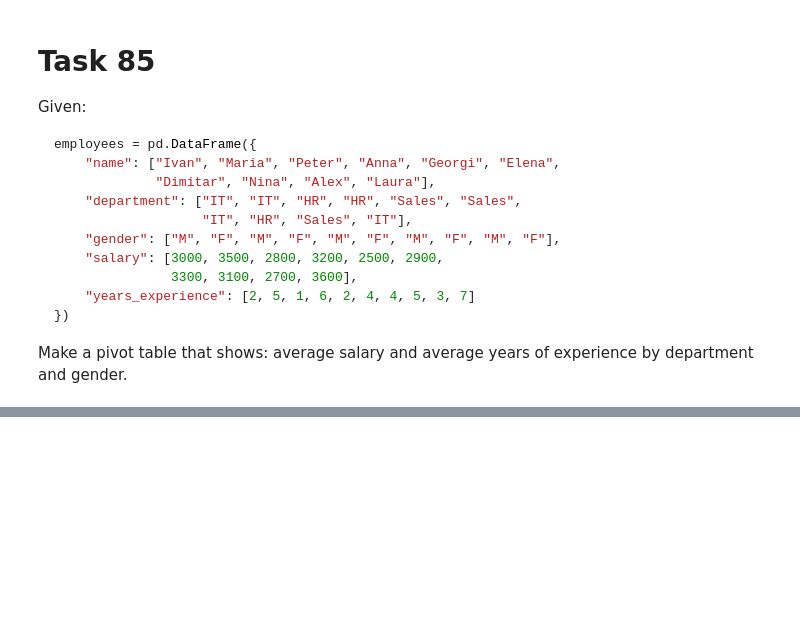
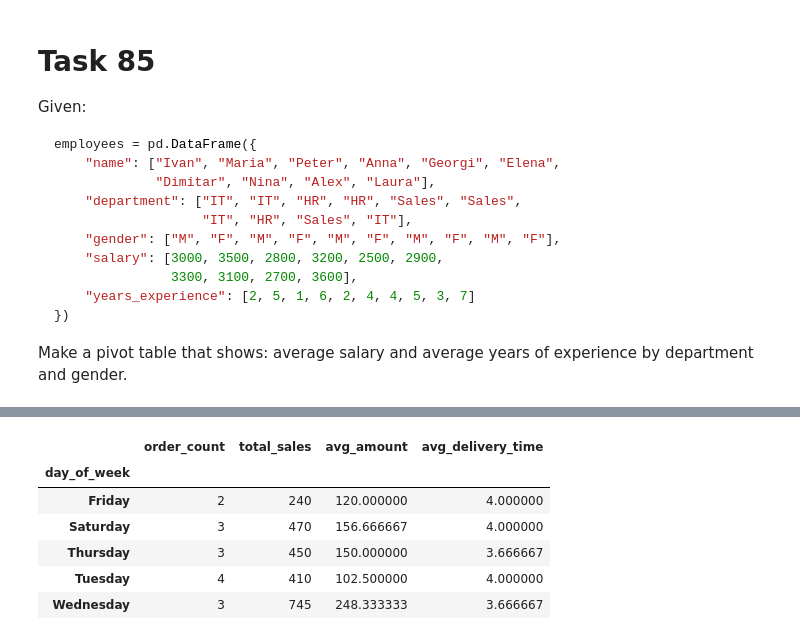
Before and after one commit to manoldzhermanski/Python_Practice, a Jupyter notebook: 03_pandas/pandas_fundamentals.ipynb, the cells around one changed output, grey strips where cells are left out. Drawn from its saved outputs; the diff is of its cells as text; code cells hidden in the pictures; blank space fills up the shorter version.

```diff
--- a/03_pandas/pandas_fundamentals.ipynb
+++ b/03_pandas/pandas_fundamentals.ipynb
@@ -3989,0 +5340,78 @@ pd.pivot_table(
+# %%
+orders = pd.DataFrame({
+    "order_id": [1001, 1002, 1003, 1004, 1005, 1006, 1007, 1008,
+                 1009, 1010, 1011, 1012, 1013, 1014, 1015],
+
+    "customer": [
+        "Ivan", "Maria", "Peter", "Anna", "Georgi",
+        "Elena", "Ivan", "Maria", "Peter", "Anna",
+        "Georgi", "Elena", "Ivan", "Peter", "Maria"
+    ],
+
+    "order_date": [
+        "2026-01-15",
+        "2026-01-22",
+        "2026-02-05",
+        "2026-02-18",
+        "2026-03-03",
+        "2026-03-21",
+        "2026-04-10",
+        "2026-04-25",
+        "2026-05-08",
+        "2026-05-19",
+        "2026-06-02",
+        "2026-06-17",
+        "2026-07-04",
+        "2026-08-12",
+        "2026-09-01"
+    ],
+
+    "delivery_date": [
+        "2026-01-18",
+        "2026-01-27",
+        "2026-02-08",
+        "2026-02-22",
+        "2026-03-07",
+        "2026-03-25",
+        "2026-04-14",
+        "2026-04-29",
+        "2026-05-12",
+        "2026-05-23",
+        "2026-06-06",
+        "2026-06-20",
+        "2026-07-08",
+        "2026-08-16",
+        "2026-09-05"
+    ],
+
+    "category": [
+        "Electronics", "Clothing", "Electronics", "Books", "Clothing",
+        "Electronics", "Books", "Clothing", "Electronics", "Books",
+        "Clothing", "Electronics", "Books", "Electronics", "Clothing"
+    ],
+
+    "amount": [
+        120, 80, 250, 45, 110,
+        320, 60, 95, 180, 70,
+        130, 290, 55, 410, 100
+    ]
+})
+
+orders["order_date"] = pd.to_datetime(orders["order_date"])
+orders["delivery_date"] = pd.to_datetime(orders["delivery_date"])
+orders["delivery_time"] = (orders["delivery_date"] - orders["order_date"]).dt.days
+orders["day_of_week"] = orders["order_date"].dt.day_name()
+orders.groupby("day_of_week").agg(
+    order_count = ("order_id", "count"),
+    total_sales = ("amount", "sum"),
+    avg_amount = ("amount", "mean"),
+    avg_delivery_time = ("delivery_time", "mean")
+)
+# %% [output]
+|  | order_count | total_sales | avg_amount | avg_delivery_time |
+| day_of_week |  |  |  |  |
+| Friday | 2 | 240 | 120.000000 | 4.000000 |
+| Saturday | 3 | 470 | 156.666667 | 4.000000 |
+| Thursday | 3 | 450 | 150.000000 | 3.666667 |
+| Tuesday | 4 | 410 | 102.500000 | 4.000000 |
+| Wednesday | 3 | 745 | 248.333333 | 3.666667 |
```
Also changed, not shown: parts of 30 cells of this notebook, 1 other file.
